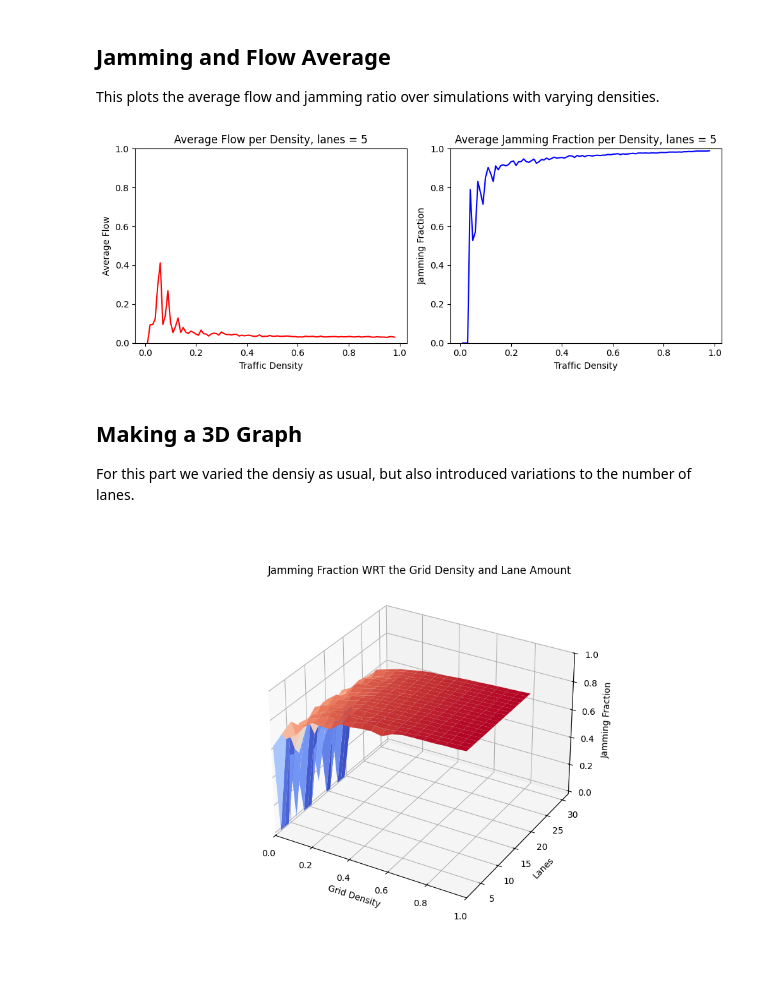
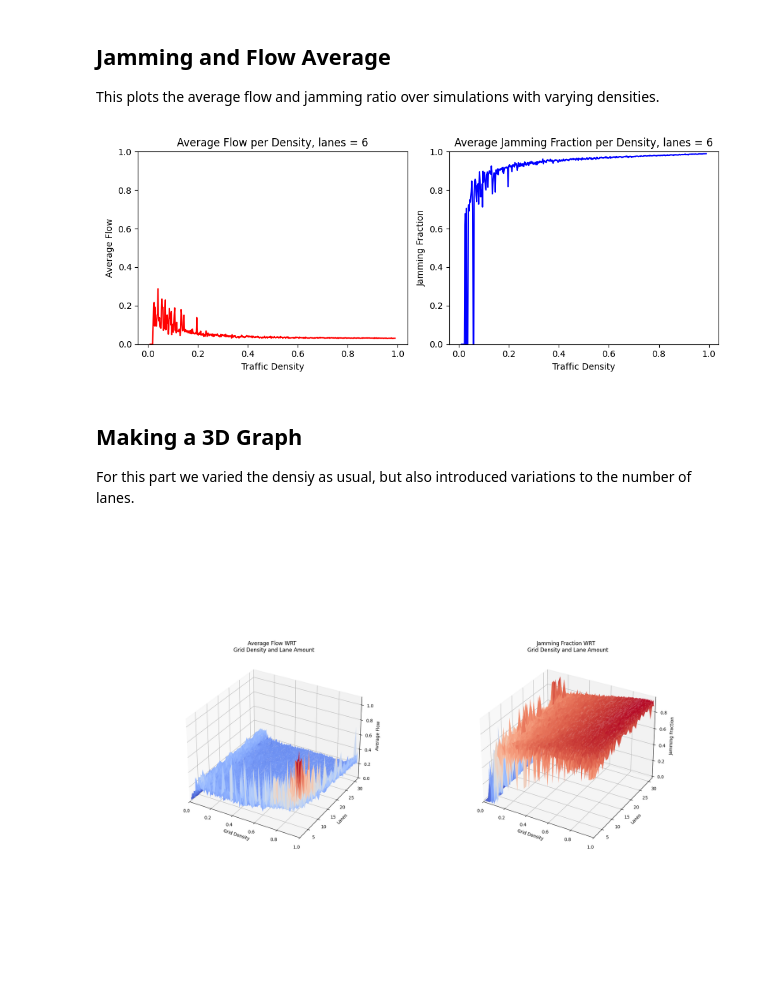
Before and after one commit to negray03/PHY-381C-Final-Project-Onset-of-Traffic, a Jupyter notebook: visualizations/visualization_statistics.ipynb, the cells around one changed output. Saved outputs shown, nothing was run; the diff lists cells and outputs as text; code cells hidden in the pictures.

Commit message:
Added 2d images

```diff
--- a/visualizations/visualization_statistics.ipynb
+++ b/visualizations/visualization_statistics.ipynb
@@ -27,10 +27,10 @@ import numpy as np
 from tqdm import tqdm
 
 jam_threshold = 0.2
-density_range = np.arange(0.01,0.99,0.01)
+density_range = np.linspace(0.01,0.99,500)
 jamming_fractions = []
 average_flows = []
-lane_count = 5
+lane_count = 6
 
 for density in tqdm(density_range):
     testing_grid = Multi_Lane_Traffic(cells=50, lanes = lane_count, density= density, random_state=0,vmax=5)
@@ -58,46 +58,66 @@ axes[1].set_ylabel("Jamming Fraction")
 plt.tight_layout()
 plt.show()
 # %% [output]
-[figure, old version]
+[figure, new version]
 # %% [markdown]
 ## Making a 3D Graph
 For this part we varied the densiy as usual, but also introduced variations to the number of lanes.
 # %%
 cell_number = 100
 jam_threshold = 0.2
-density_range = np.linspace(0.01,0.99,20)
-lane_range = range(1,20)
-simulation_time = 50
+density_range = np.linspace(0.01,0.99,300)
+lane_range = range(1,33)
+simulation_time = 500
 
 density, lane = np.meshgrid(density_range,lane_range)
 
 def stat_3d(density, lane):
-    test_grid = Multi_Lane_Traffic(cells = cell_number, lanes = lane, density = density, vmax=5, random_state= 0)
+    global pbar
+    test_grid = Multi_Lane_Traffic(cells = cell_number, lanes = lane, density = density, vmax=5, random_state= 0, tolerance_limit= 1e-15)
     test_grid.simulate(simulation_time)
+    pbar.update(1)
     return test_grid.history_jam_fraction(), test_grid.history_average_flow()
 
 statistics_3d = np.vectorize(stat_3d)
-
-jamming_fractions, average_flows = statistics_3d(density, lane)
+with tqdm(total=len(lane_range)*len(density_range)) as pbar:
+            jamming_fractions, average_flows = statistics_3d(density, lane)
 # %%
 %matplotlib widget
 from mpl_toolkits.mplot3d import Axes3D
 from matplotlib import cm
 
 
-fig = plt.figure(figsize=(10, 7))
-ax = fig.add_subplot(111, projection='3d')
+fig = plt.figure(figsize=(20, 14))
+ax = fig.add_subplot(122, projection='3d')
+
+
+ay = fig.add_subplot(121, projection = '3d')
+
+ay.plot_surface(density, lane, average_flows, rstride=1, cstride=1, cmap=cm.coolwarm,
+                       linewidth=0, antialiased=True)
+
+ay.contourf(density, lane, average_flows, cmap=cm.coolwarm)
+
+ay.set_xlabel('Grid Density')
+ay.set_ylabel('Lanes')
+ay.set_zlabel('Average Flow')
+ay.set_title('Average Flow WRT \n Grid Density and Lane Amount')
+ay.set_xlim(0,1)
+ay.set_ylim(1,32)
 
 ax.plot_surface(density, lane, jamming_fractions, rstride=1, cstride=1, cmap=cm.coolwarm,
                        linewidth=0, antialiased=True)
 
 ax.set_xlabel('Grid Density')
 ax.set_ylabel('Lanes')
 ax.set_zlabel('Jamming Fraction')
-ax.set_title('Jamming Fraction WRT the Grid Density and Lane Amount')
+ax.set_title('Jamming Fraction WRT \n Grid Density and Lane Amount')
 ax.set_xlim(0,1)
 ax.set_ylim(1,32)
 
+
+plt.subplots_adjust(wspace=0.5)
+#plt.tight_layout()
 plt.show()
 # %% [output]
-[figure, old version]
+[figure, new version]
```
Also changed, not shown: parts of 1 cell of this notebook, 4 other files.
